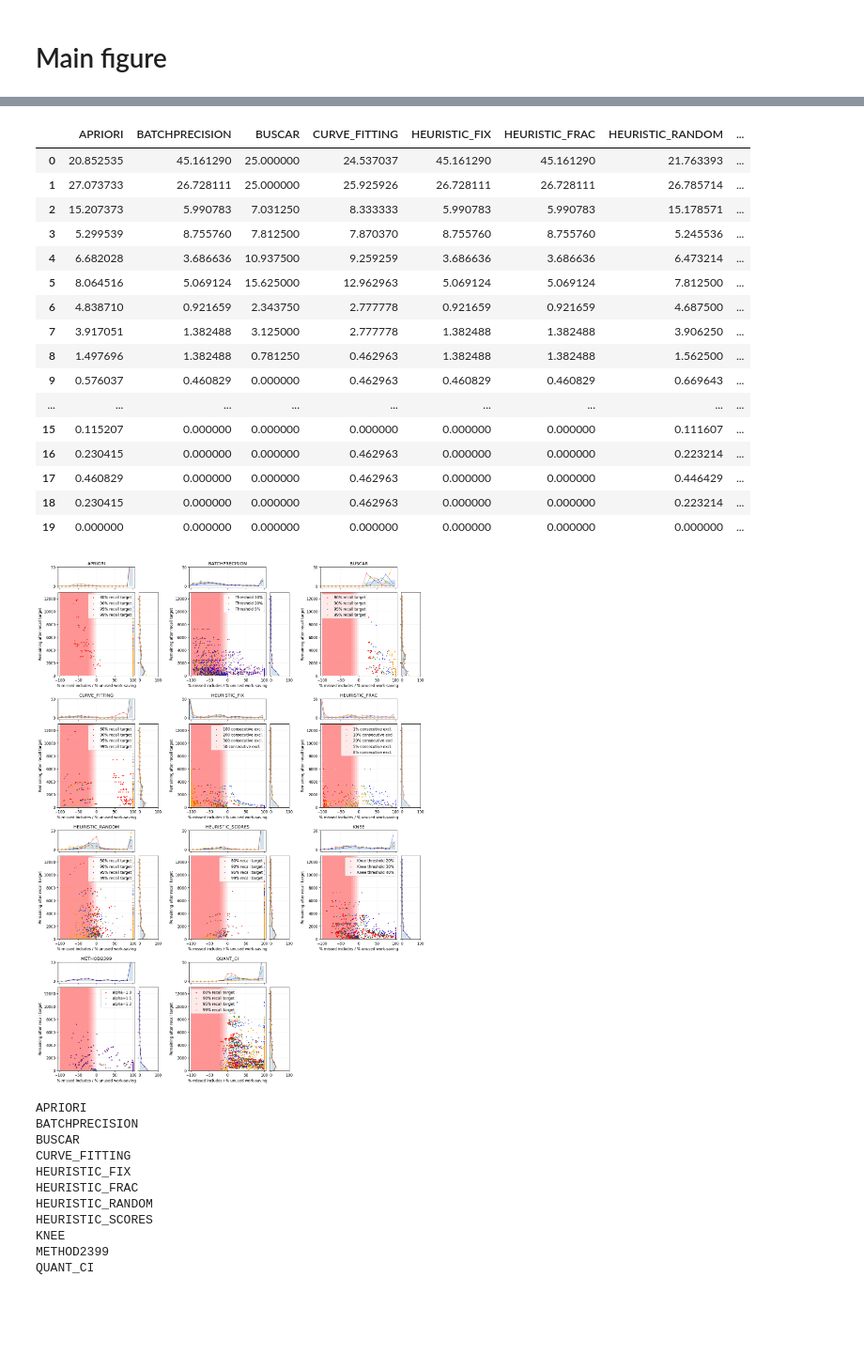
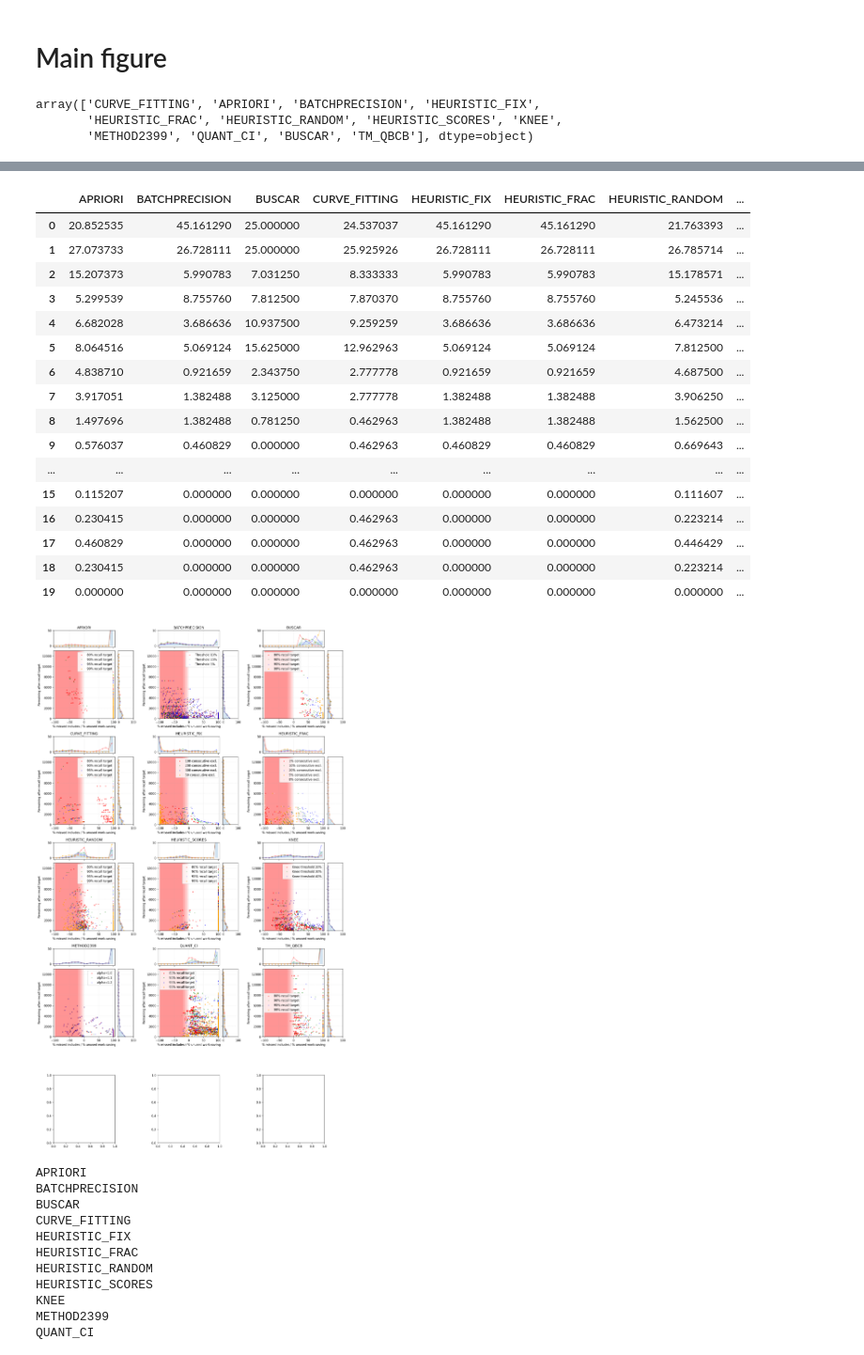
Before and after one commit to destiny-evidence/stopping-methods, a Jupyter notebook: evaluation/ExploreResults.ipynb, the cells around one changed output, grey strips where cells are left out. Shown at 94% size. Saved outputs shown, nothing was run; the diff lists cells and outputs as text; code cells hidden in the pictures; blank space fills up the shorter version.

```diff
--- a/evaluation/ExploreResults.ipynb
+++ b/evaluation/ExploreResults.ipynb
@@ -206,6 +232,12 @@ df_res = df_res.drop(columns=['x'])
 [figure]
 # %% [markdown]
 # Main figure
+# %%
+df_res['method'].unique()
+# %% [output]
+array(['CURVE_FITTING', 'APRIORI', 'BATCHPRECISION', 'HEURISTIC_FIX',
+       'HEURISTIC_FRAC', 'HEURISTIC_RANDOM', 'HEURISTIC_SCORES', 'KNEE',
+       'METHOD2399', 'QUANT_CI', 'BUSCAR', 'TM_QBCB'], dtype=object)
 # %%
 n_methods = len(df_res['method'].unique())
 n_cols = 3
@@ -230,8 +262,11 @@ def scattered(
         mask = df_res['method'] == meth
         df_meth = df_res[mask]
         rt_grp = False
-        if meth in ['BUSCAR', 'ALISON', 'APRIORI', 'HEURISTIC_SCORES', 'HEURISTIC_RANDOM', 'CURVE_FITTING', 'QUANT_CI']:
+        if meth in ['BUSCAR', 'ALISON', 'APRIORI', 'HEURISTIC_SCORES', 'HEURISTIC_RANDOM', 'CURVE_FITTING', 'QUANT_CI', 'IPP']:
             group_col, groups = 'method-recall_target', {float(v_): f'{v_:.0%} recall target' for v_ in sorted(df_meth['method-recall_target'].unique())}
+            rt_grp = True
+        elif meth in ['TM_QBCB']:
+            group_col, groups = 'method-target_recall', {float(v_): f'{v_:.0%} recall target' for v_ in sorted(df_meth['method-target_recall'].unique())}
             rt_grp = True
         elif meth == 'BATCHPRECISION':
             group_col, groups = 'method-threshold', {float(v_): f'Threshold {v_:.0%}' for v_ in sorted(df_meth['method-threshold'].unique())}
@@ -327,7 +362,7 @@ def scattered(
         ax_histy.set_ylim(ylim)
 
     #fig.delaxes(axes[3][1])
-    fig.delaxes(axes[3][2])
+    #fig.delaxes(axes[3][2])
 
     fig.tight_layout()
     #fig.show()
@@ -351,7 +386,7 @@ fig, _, df_hx, _ = scattered(
     xval=lambda x: f'tetl_right@recall={x}', xlab='% missed includes / % unused work-saving', xlim=(-105, 105),
     yval=lambda x: f'unseen@recall={x}', ylab='Remaining after recall target', ylim=(0, 13000),
     vred=False, hred=True,
-    fname='../data/plots/scatter1.pdf',
+    #fname='../data/plots/scatter1.pdf',
 )
 # %% [output]
 APRIORI
@@ -406,23 +441,23 @@ APRIORI & BATCHPRECISION & BUSCAR & CURVE_FITTING & HEURISTIC_FIX & HEURISTIC_FR
 \bottomrule
 \end{tabular}
 |  | APRIORI | BATCHPRECISION | BUSCAR | CURVE_FITTING | HEURISTIC_FIX | HEURISTIC_FRAC | HEURISTIC_RANDOM | ... |
 | 0 | 20.852535 | 45.161290 | 25.000000 | 24.537037 | 45.161290 | 45.161290 | 21.763393 | ... |
 | 1 | 27.073733 | 26.728111 | 25.000000 | 25.925926 | 26.728111 | 26.728111 | 26.785714 | ... |
 | 2 | 15.207373 | 5.990783 | 7.031250 | 8.333333 | 5.990783 | 5.990783 | 15.178571 | ... |
 | 3 | 5.299539 | 8.755760 | 7.812500 | 7.870370 | 8.755760 | 8.755760 | 5.245536 | ... |
 | 4 | 6.682028 | 3.686636 | 10.937500 | 9.259259 | 3.686636 | 3.686636 | 6.473214 | ... |
 | 5 | 8.064516 | 5.069124 | 15.625000 | 12.962963 | 5.069124 | 5.069124 | 7.812500 | ... |
 | 6 | 4.838710 | 0.921659 | 2.343750 | 2.777778 | 0.921659 | 0.921659 | 4.687500 | ... |
 | 7 | 3.917051 | 1.382488 | 3.125000 | 2.777778 | 1.382488 | 1.382488 | 3.906250 | ... |
 | 8 | 1.497696 | 1.382488 | 0.781250 | 0.462963 | 1.382488 | 1.382488 | 1.562500 | ... |
 | 9 | 0.576037 | 0.460829 | 0.000000 | 0.462963 | 0.460829 | 0.460829 | 0.669643 | ... |
 | ... | ... | ... | ... | ... | ... | ... | ... | ... |
 | 15 | 0.115207 | 0.000000 | 0.000000 | 0.000000 | 0.000000 | 0.000000 | 0.111607 | ... |
 | 16 | 0.230415 | 0.000000 | 0.000000 | 0.462963 | 0.000000 | 0.000000 | 0.223214 | ... |
 | 17 | 0.460829 | 0.000000 | 0.000000 | 0.462963 | 0.000000 | 0.000000 | 0.446429 | ... |
 | 18 | 0.230415 | 0.000000 | 0.000000 | 0.462963 | 0.000000 | 0.000000 | 0.223214 | ... |
 | 19 | 0.000000 | 0.000000 | 0.000000 | 0.000000 | 0.000000 | 0.000000 | 0.000000 | ... |
-[figure, old version]
+[figure, new version]
 # %%
 fig, _, _, _ = scattered(
     xval=lambda x: f'tetl_right@recall={x}', xlab='% before/after recall target', xlim=(-105, 105),
```
Also changed, not shown: parts of 12 cells of this notebook, 2 other files.
